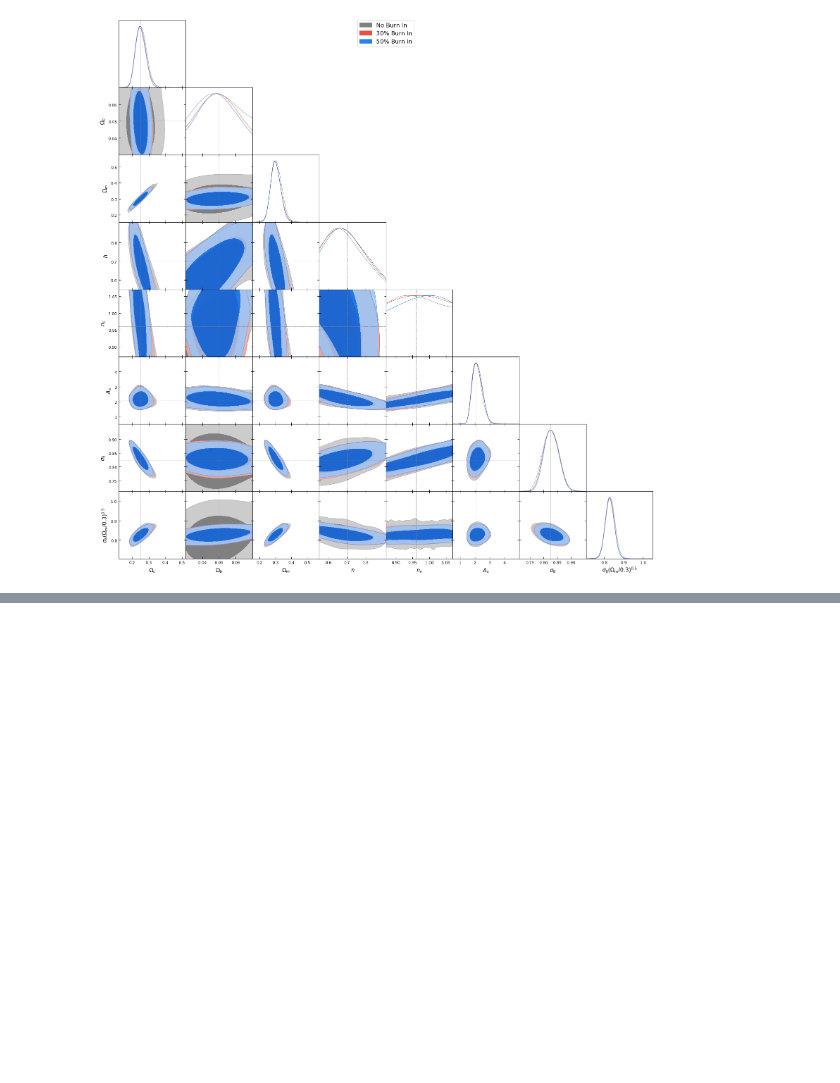
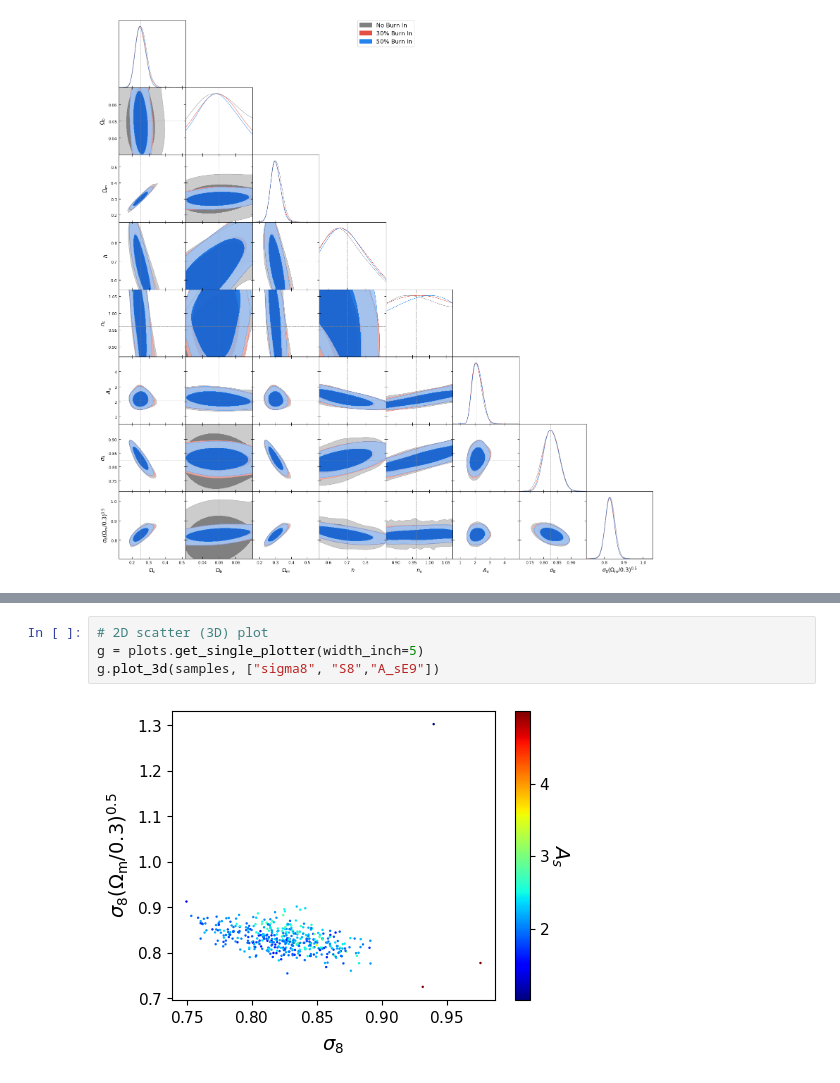
Before and after one commit to gracegibbins/cosmo4cast, a Jupyter notebook: varyparams/chain/chainplots.ipynb, the cells around one changed output, grey strips where cells are left out. Cells and saved outputs as stored; diff of their text form; blank space fills up the shorter version.

```diff
--- a/varyparams/chain/chainplots.ipynb
+++ b/varyparams/chain/chainplots.ipynb
@@ -101,0 +112,6 @@ samples.getLatex()
+# %%
+# 2D scatter (3D) plot
+g = plots.get_single_plotter(width_inch=5)
+g.plot_3d(samples, ["sigma8", "S8","A_sE9"])
+# %% [output]
+[figure, added]
```
Also changed, not shown: parts of 3 cells of this notebook.
